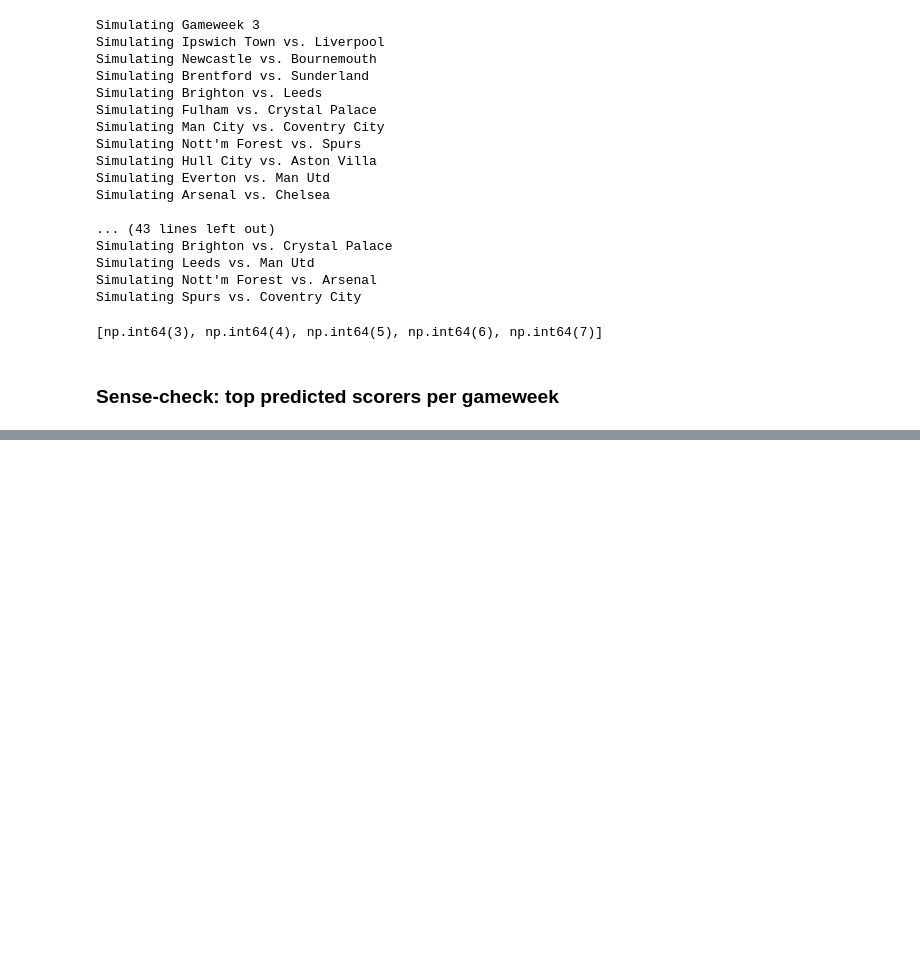
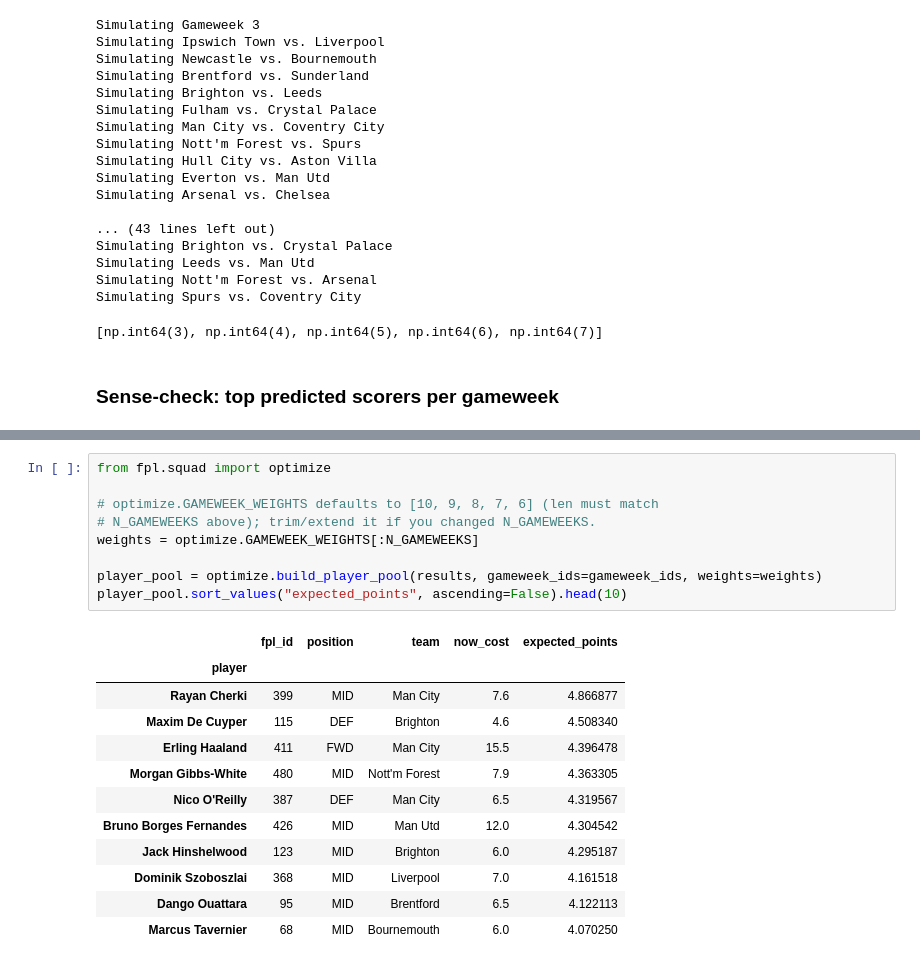
Before and after one commit to CScott4/fpl-2627, a Jupyter notebook: notebooks/weekly_analysis.ipynb, the cells around one changed output, grey strips where cells are left out. Saved outputs shown, nothing was run; the diff lists cells and outputs as text; blank space fills up the shorter version.

```diff
--- a/notebooks/weekly_analysis.ipynb
+++ b/notebooks/weekly_analysis.ipynb
@@ -328,0 +314,22 @@ optimize.run()
+# %%
+from fpl.squad import optimize
+
+# optimize.GAMEWEEK_WEIGHTS defaults to [10, 9, 8, 7, 6] (len must match
+# N_GAMEWEEKS above); trim/extend it if you changed N_GAMEWEEKS.
+weights = optimize.GAMEWEEK_WEIGHTS[:N_GAMEWEEKS]
+
+player_pool = optimize.build_player_pool(results, gameweek_ids=gameweek_ids, weights=weights)
+player_pool.sort_values("expected_points", ascending=False).head(10)
+# %% [output]
+|  | fpl_id | position | team | now_cost | expected_points |
+| player |  |  |  |  |  |
+| Rayan Cherki | 399 | MID | Man City | 7.6 | 4.866877 |
+| Maxim De Cuyper | 115 | DEF | Brighton | 4.6 | 4.508340 |
+| Erling Haaland | 411 | FWD | Man City | 15.5 | 4.396478 |
+| Morgan Gibbs-White | 480 | MID | Nott'm Forest | 7.9 | 4.363305 |
+| Nico O'Reilly | 387 | DEF | Man City | 6.5 | 4.319567 |
+| Bruno Borges Fernandes | 426 | MID | Man Utd | 12.0 | 4.304542 |
+| Jack Hinshelwood | 123 | MID | Brighton | 6.0 | 4.295187 |
+| Dominik Szoboszlai | 368 | MID | Liverpool | 7.0 | 4.161518 |
+| Dango Ouattara | 95 | MID | Brentford | 6.5 | 4.122113 |
+| Marcus Tavernier | 68 | MID | Bournemouth | 6.0 | 4.070250 |
```
Also changed, not shown: parts of 25 cells of this notebook, 3 other files.
